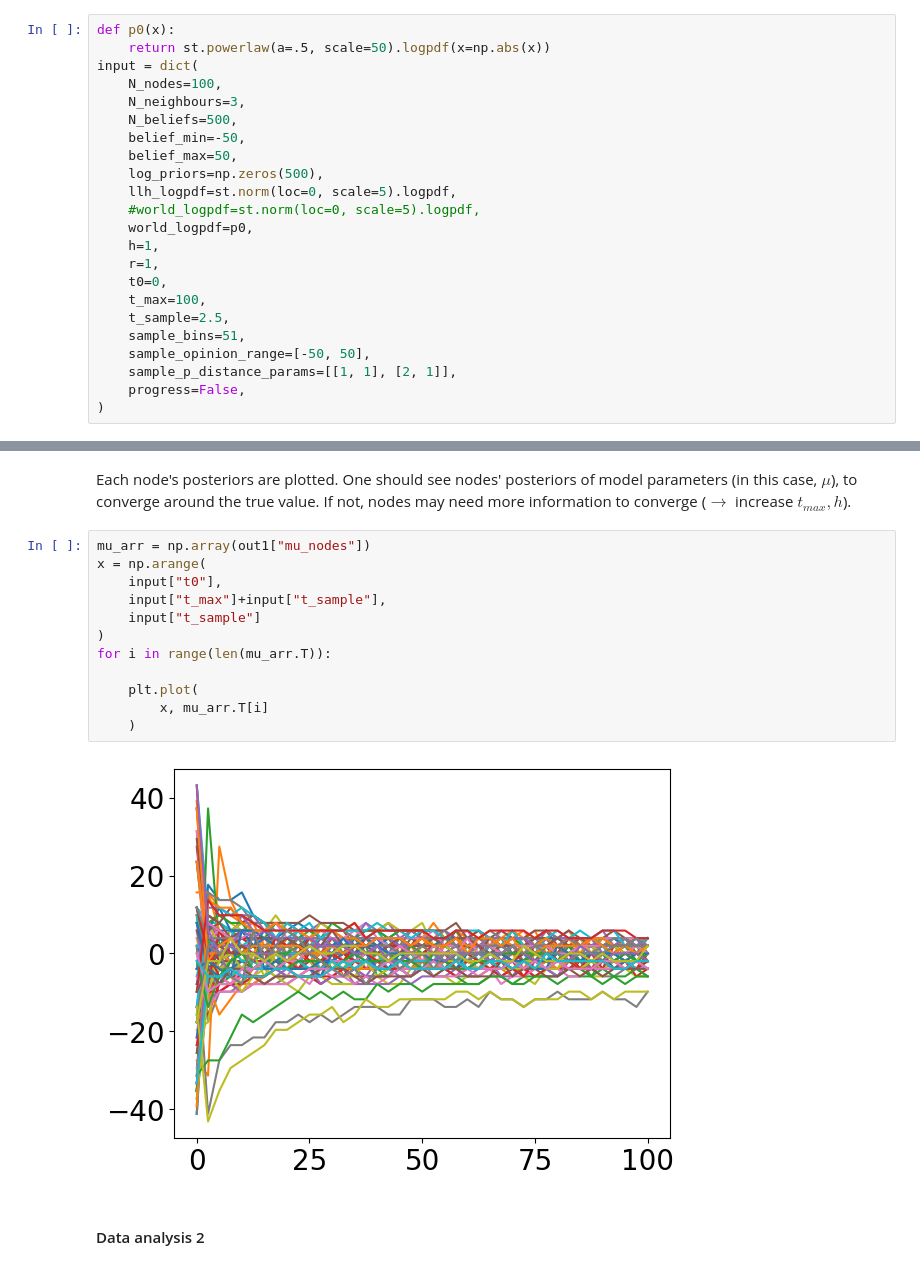
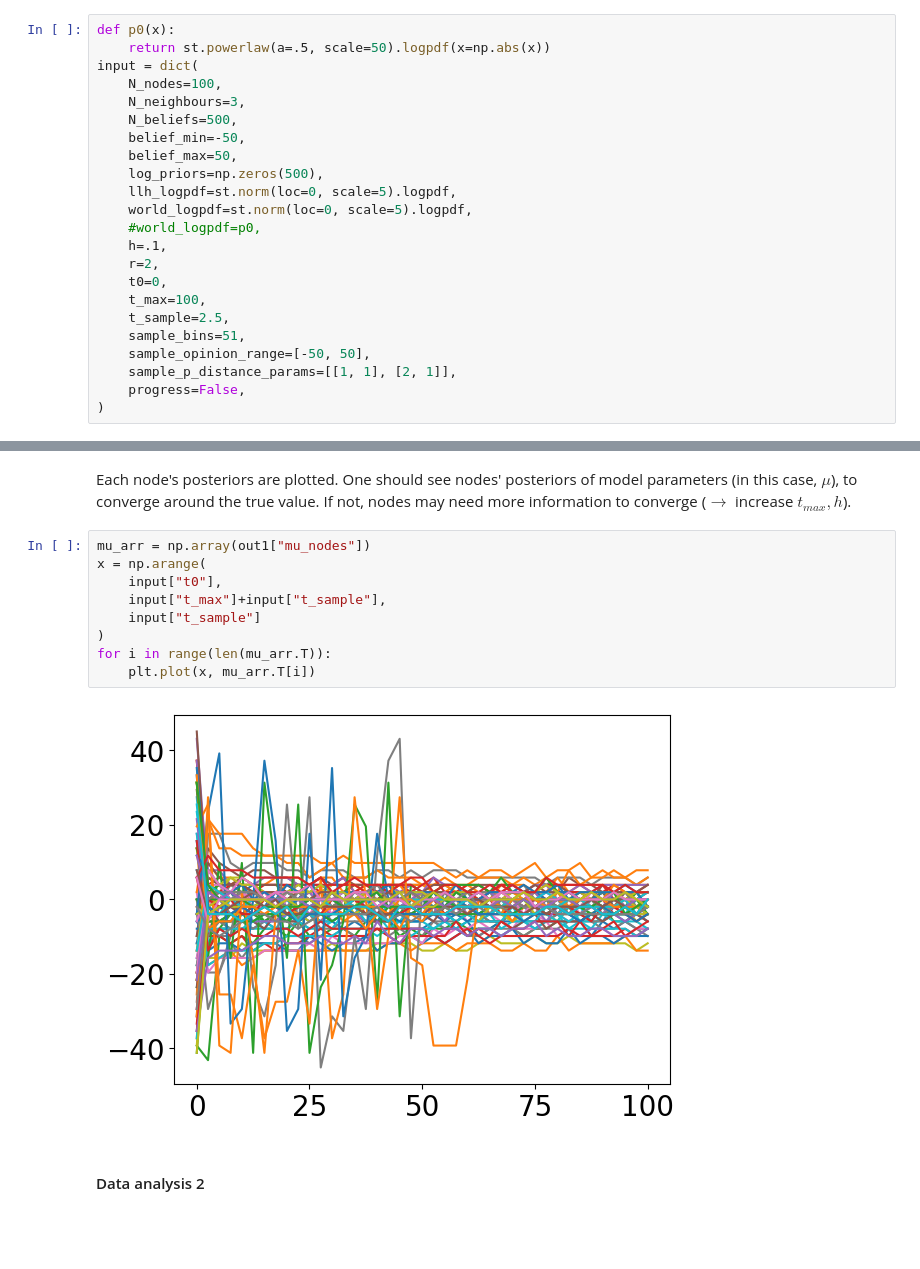
Before and after one commit to Priesemann-Group/neuro_op, a Jupyter notebook: notebooks/Vanilla-model.ipynb, the cells around one changed output, grey strips where cells are left out. Drawn from its saved outputs; the diff is of its cells as text; blank space fills up the shorter version.

```diff
--- a/notebooks/Vanilla-model.ipynb
+++ b/notebooks/Vanilla-model.ipynb
@@ -28,10 +28,10 @@ input = dict(
     belief_max=50,
     log_priors=np.zeros(500),
     llh_logpdf=st.norm(loc=0, scale=5).logpdf,
-    #world_logpdf=st.norm(loc=0, scale=5).logpdf,
-    world_logpdf=p0,
-    h=1,
-    r=1,
+    world_logpdf=st.norm(loc=0, scale=5).logpdf,
+    #world_logpdf=p0,
+    h=.1,
+    r=2,
     t0=0,
     t_max=100,
     t_sample=2.5,
@@ -95,17 +82,14 @@ Each node's posteriors are plotted. One should see nodes' posteriors of model pa
 # %%
 mu_arr = np.array(out1["mu_nodes"])
 x = np.arange(
     input["t0"],
     input["t_max"]+input["t_sample"],
     input["t_sample"]
 )
 for i in range(len(mu_arr.T)):
-
-    plt.plot(
-        x, mu_arr.T[i]
-    )
+    plt.plot(x, mu_arr.T[i])
 # %% [output]
-[figure, old version]
+[figure, new version]
 # %% [markdown]
 #### Data analysis 2
 # %%
```
Also changed, not shown: parts of 7 cells of this notebook.
